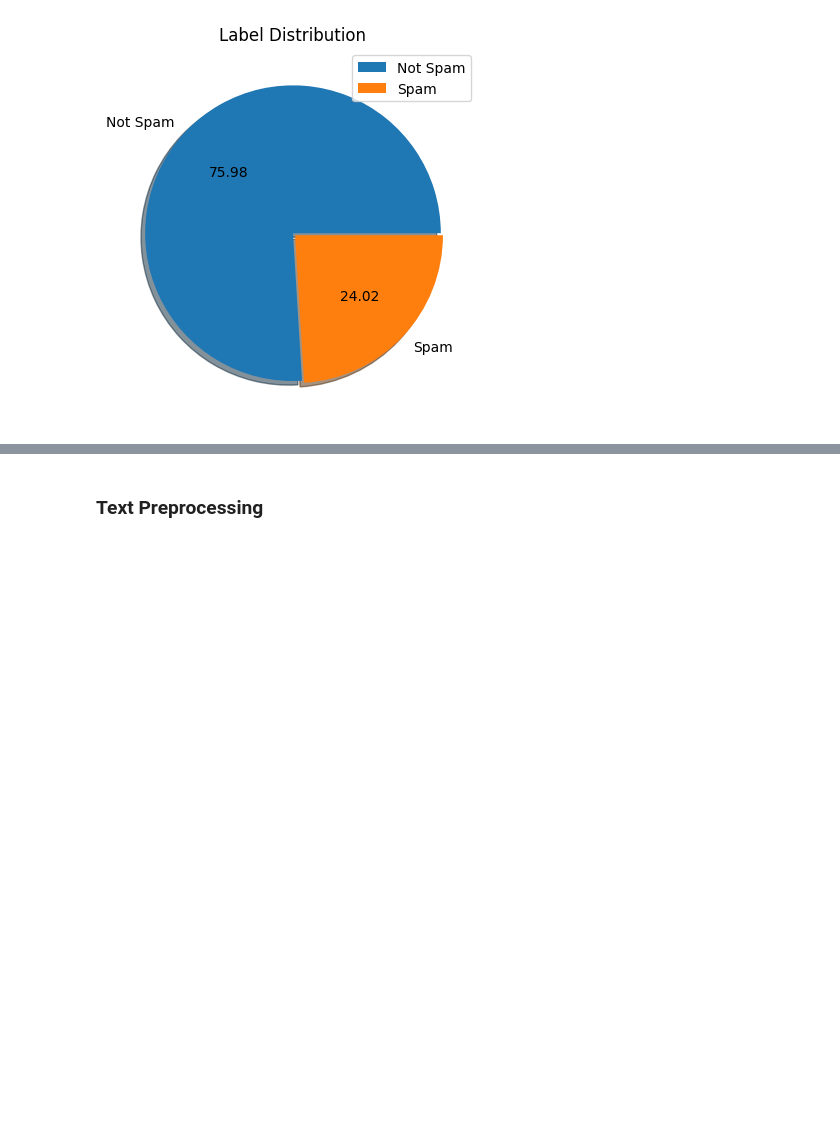
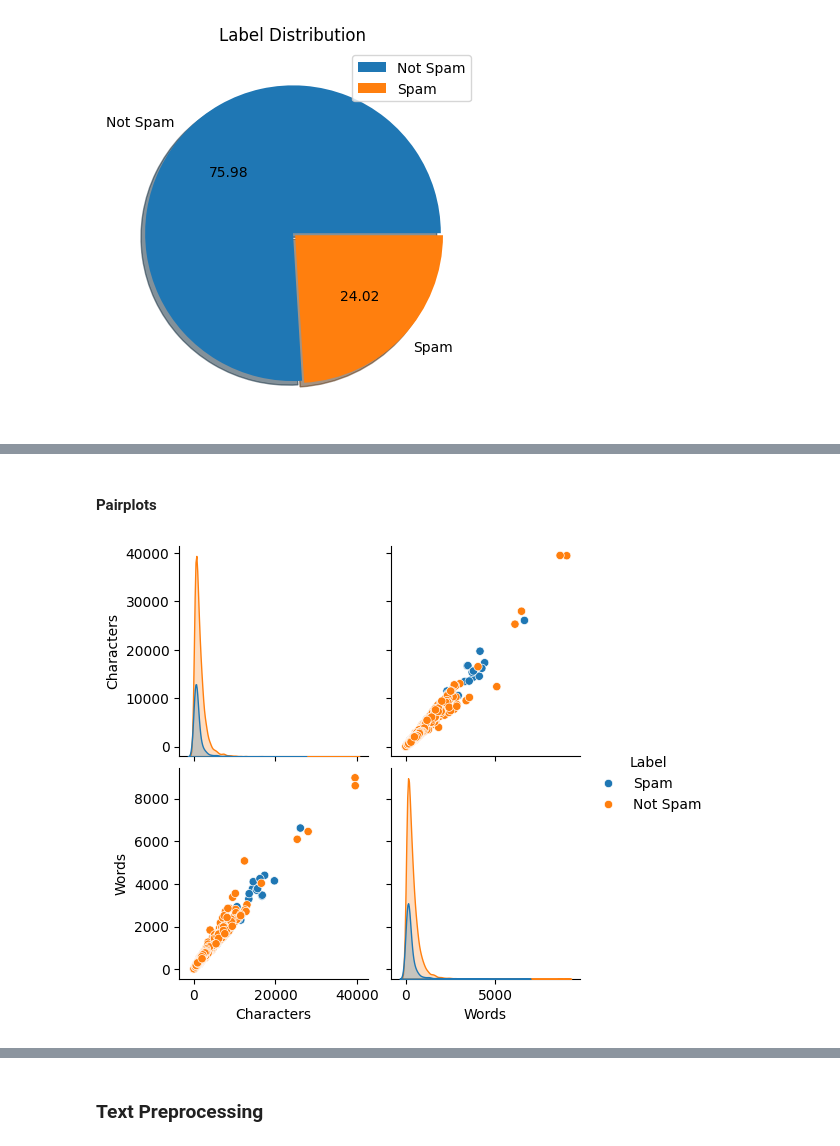
Before and after one commit to RampageousRJ/Spam-Email-Detection, a Jupyter notebook: model/model.ipynb, the cells around one changed output, grey strips where cells are left out. Saved outputs shown, nothing was run; the diff lists cells and outputs as text; code cells hidden in the pictures; blank space fills up the shorter version.

```diff
--- a/model/model.ipynb
+++ b/model/model.ipynb
@@ -100,0 +155,7 @@ plt.show()
+# %% [markdown]
+#### Pairplots
+# %%
+sb.pairplot(df,hue='Label')
+plt.show()
+# %% [output]
+[figure, added]
```
Also changed, not shown: parts of 17 cells of this notebook, 3 other files.
